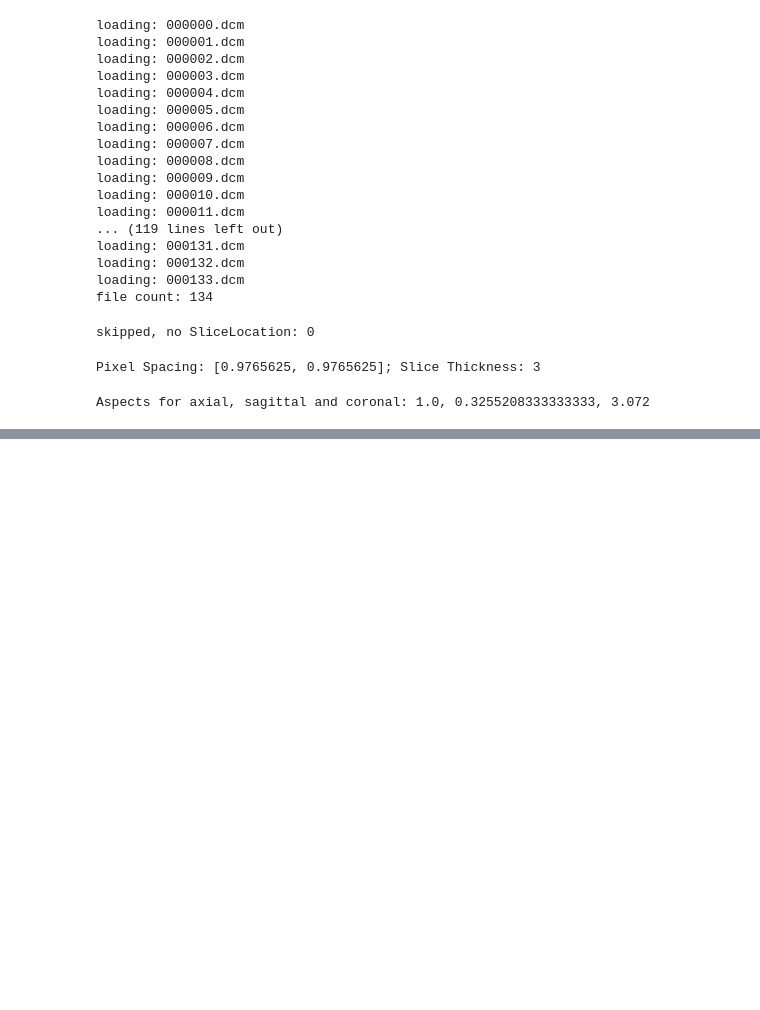
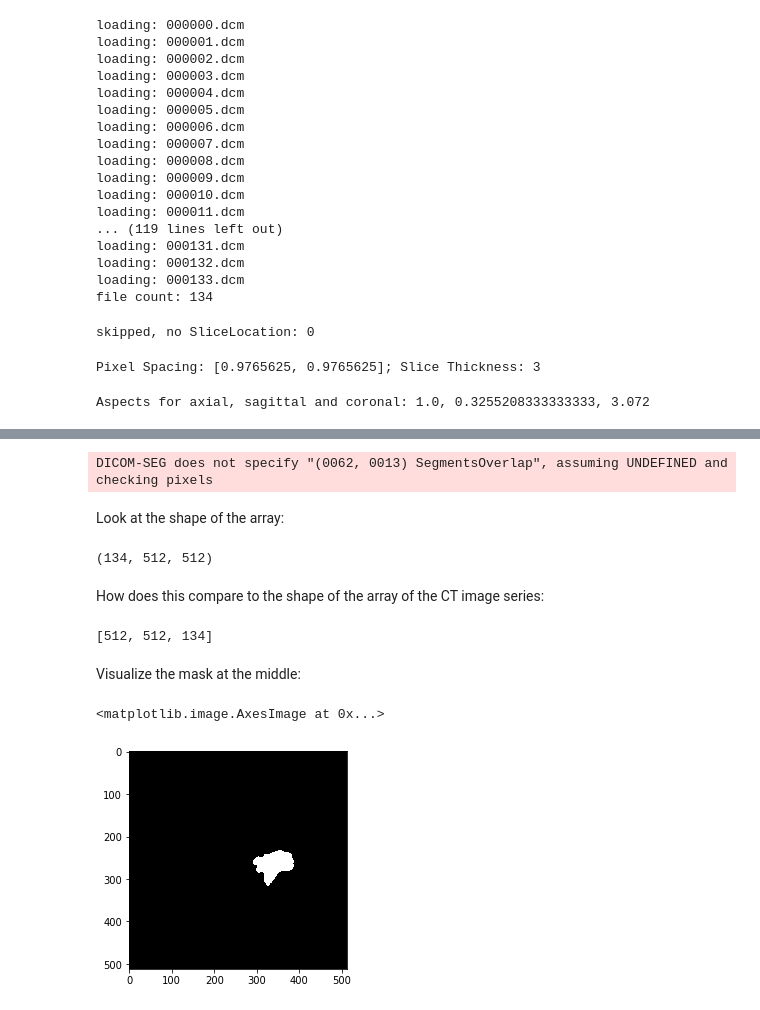
Before and after one commit to hhfchoi/Radiomics, a Jupyter notebook: CNN.ipynb, the cells around one changed output, grey strips where cells are left out. Saved outputs shown, nothing was run; the diff lists cells and outputs as text; code cells hidden in the pictures; blank space fills up the shorter version.

```diff
--- a/CNN.ipynb
+++ b/CNN.ipynb
@@ -114,0 +126,29 @@ plt.show()
+# %%
+dcm = pydicom.dcmread('../../02-25-2019-CTLUNG-69331/300-Segmentation-64821/000000.dcm')
+
+reader = pydicom_seg.MultiClassReader()
+result = reader.read(dcm)
+
+image_data = result.data  # directly available
+image = result.image  # lazy construction
+# %% [output]
+DICOM-SEG does not specify "(0062, 0013) SegmentsOverlap", assuming UNDEFINED and checking pixels
+# %% [markdown]
+Look at the shape of the array:
+# %%
+image_data.shape
+# %% [output]
+(134, 512, 512)
+# %% [markdown]
+How does this compare to the shape of the array of the CT image series:
+# %%
+img_shape
+# %% [output]
+[512, 512, 134]
+# %% [markdown]
+Visualize the mask at the middle:
+# %%
+plt.imshow(image_data[image_data.shape[0]//2+7, :, :])
+# %% [output]
+<matplotlib.image.AxesImage at 0x...>
+[figure, added]
```
Also changed, not shown: parts of 9 cells of this notebook.
